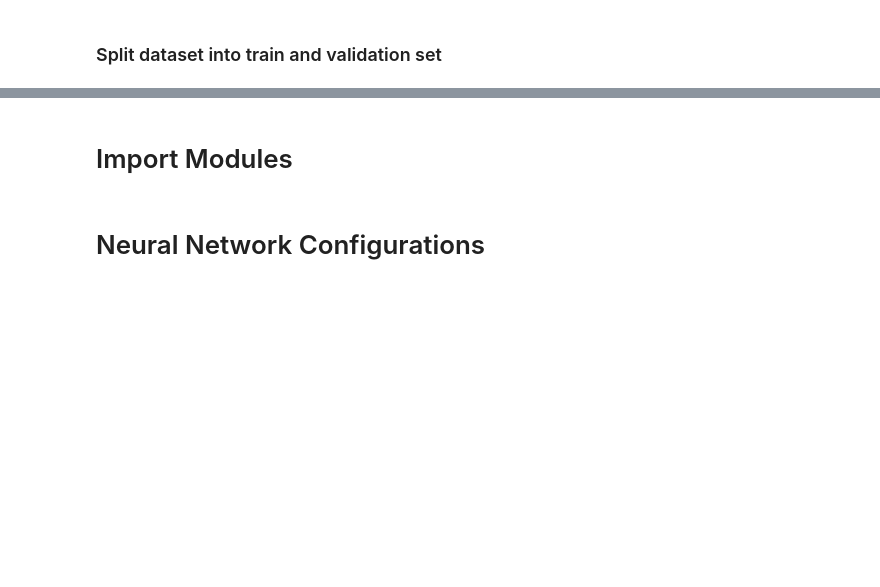
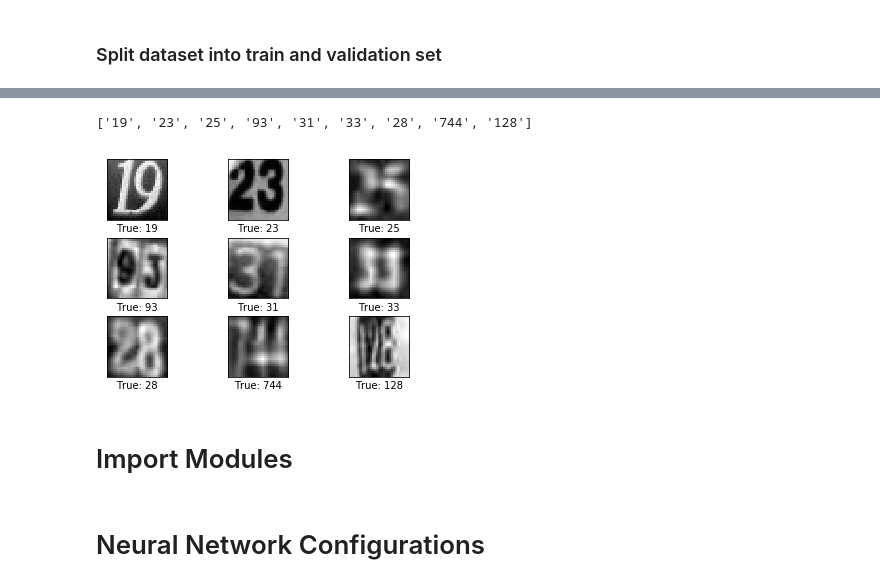
Before and after one commit to rphila/Deep-Learning, a Jupyter notebook: Lesson_7.ipynb, the cells around one changed output, grey strips where cells are left out. Cells and saved outputs as stored; diff of their text form; code cells hidden in the pictures; blank space fills up the shorter version.

```diff
--- a/Lesson_7.ipynb
+++ b/Lesson_7.ipynb
@@ -300,0 +320,20 @@ print(len(L), len(L_valid), len(L_train))
+# %%
+X_train = X[:20000]
+L_train = L[:20000]
+
+y1_train = y1[:20000]
+y2_train = y2[:20000]
+y3_train = y3[:20000]
+y4_train = y4[:20000]
+y5_train = y5[:20000]
+
+X_valid = X[20000:]
+L_valid = L[20000:]
+y1_valid = y1[20000:]
+y2_valid = y2[20000:]
+y3_valid = y3[20000:]
+y4_valid = y4[20000:]
+y5_valid = y5[20000:]
+
+print(len(X), len(X_valid), len(X_train))
+print(len(L), len(L_valid), len(L_train))
@@ -349,3 +402,48 @@ Validation set (10000, 32, 32, 1) (10000, 6) (10000, 11)
+# %%
+%matplotlib inline
+import matplotlib.pyplot as plt
+def plot_images(images, cls_true, cls_pred=None):
+    #assert len(images) == len(cls_true)
+
+    # Create figure with 3x3 sub-plots.
+    fig, axes = plt.subplots(3, 3)
+    fig.subplots_adjust(hspace=0.3, wspace=0.3)
+
+    for i, ax in enumerate(axes.flat):
+        # Plot image.
+        ax.imshow(images[i].reshape(image_size, image_size), cmap='binary')
+
+        # Show true and predicted classes.
+        if cls_pred is None:
+            xlabel = "True: {0}".format(cls_true[i])
+        else:
+            xlabel = "True: {0}, Pred: {1}".format(cls_true[i], cls_pred[i])
+
+        # Show the classes as the label on the x-axis.
+        ax.set_xlabel(xlabel)
+
+        # Remove ticks from the plot.
+        ax.set_xticks([])
+        ax.set_yticks([])
+
+    # Ensure the plot is shown correctly with multiple plots
+    # in a single Notebook cell.
+    plt.show()
+
+# Get the first images from the test-set.
+images = train_dataset_norm[0:9]
+
+# Get the true classes for those images.
+cls_true = ["{}{}{}{}{}".format(str(a_).replace('10',''), str(b_).replace('10',''), str(c_).replace('10',''), str(d_).replace('10',''), str(e_).replace('10',''))
+       for a_, b_, c_, d_, e_ in zip(y1_train[0:9], y2_train[0:9], y3_train[0:9], y4_train[0:9], y5_train[0:9])]
+
+print(["{}{}{}{}{}".format(str(a_).replace('10',''), str(b_).replace('10',''), str(c_).replace('10',''), str(d_).replace('10',''), str(e_).replace('10',''))
+       for a_, b_, c_, d_, e_ in zip(y1_train[0:9], y2_train[0:9], y3_train[0:9], y4_train[0:9], y5_train[0:9])])
+# Plot the images and labels using our helper-function above.
+plot_images(images=images, cls_true=cls_true)
+# %% [output]
+['19', '23', '25', '93', '31', '33', '28', '744', '128']
+[figure, added]
 # %% [markdown]
 # Import Modules
 # %%
```
Also changed, not shown: parts of 19 cells of this notebook.
